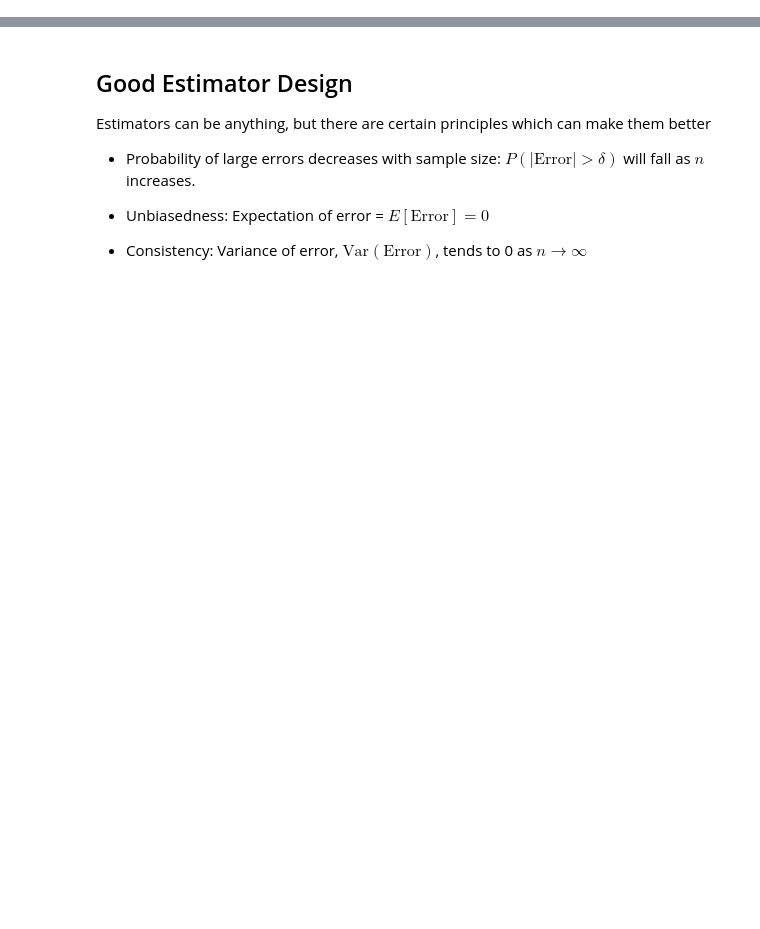
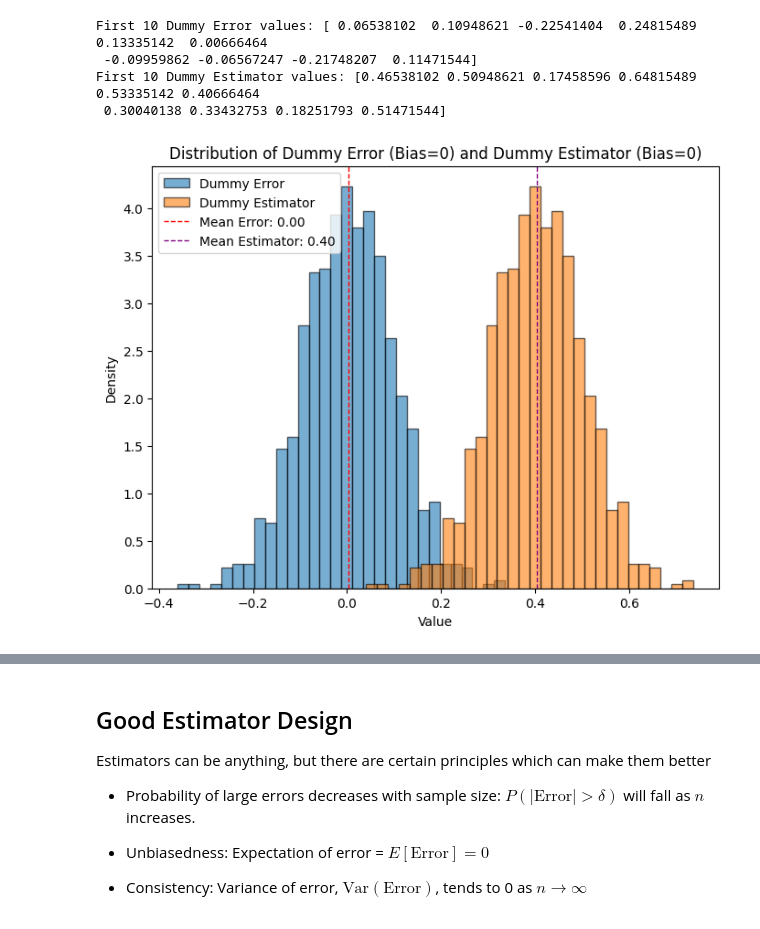
Before and after one commit to 23f1002944/EDA-Probability-Distributions, a Jupyter notebook: Parameter_Estimation.ipynb, the cells around one changed output, grey strips where cells are left out. Drawn from its saved outputs; the diff is of its cells as text; code cells hidden in the pictures; blank space fills up the shorter version.

Commit message:
Completed Bias, Variance, Risk and their relationship assessment

```diff
--- a/Parameter_Estimation.ipynb
+++ b/Parameter_Estimation.ipynb
@@ -120,0 +303,36 @@ plt.show()
+# %%
+import matplotlib.pyplot as plt
+import numpy as np
+
+# Dummy example values using a normal distribution for error
+# Mean of error is 0 for an unbiased estimator
+# Variance of error can be chosen arbitrarily for a dummy example
+dummy_error = np.random.normal(loc=0, scale=0.1, size=1000) # mean=0, std dev=0.1
+dummy_true_parameter = 0.4
+
+# Calculate dummy estimator values
+dummy_estimator = dummy_error + dummy_true_parameter
+
+print("First 10 Dummy Error values:", dummy_error[:10])
+print("First 10 Dummy Estimator values:", dummy_estimator[:10])
+
+# Plot the distributions on the same graph
+plt.figure(figsize=(8, 6))
+
+plt.hist(dummy_error, bins=30, edgecolor='black', density=True, alpha=0.6, label='Dummy Error')
+plt.hist(dummy_estimator, bins=30, edgecolor='black', density=True, alpha=0.6, label='Dummy Estimator')
+
+plt.xlabel("Value")
+plt.ylabel("Density")
+plt.title("Distribution of Dummy Error (Bias=0) and Dummy Estimator (Bias=0)")
+plt.axvline(np.mean(dummy_error), color='red', linestyle='dashed', linewidth=1, label=f'Mean Error: {np.mean(dummy_error):.2f}')
+plt.axvline(np.mean(dummy_estimator), color='purple', linestyle='dashed', linewidth=1, label=f'Mean Estimator: {np.mean(dummy_estimator):.2f}')
+
+plt.legend()
+plt.show()
+# %% [output]
+First 10 Dummy Error values: [ 0.06538102  0.10948621 -0.22541404  0.24815489  0.13335142  0.00666464
+ -0.09959862 -0.06567247 -0.21748207  0.11471544]
+First 10 Dummy Estimator values: [0.46538102 0.50948621 0.17458596 0.64815489 0.53335142 0.40666464
+ 0.30040138 0.33432753 0.18251793 0.51471544]
+[figure, added]
```
Also changed, not shown: parts of 42 cells of this notebook.
